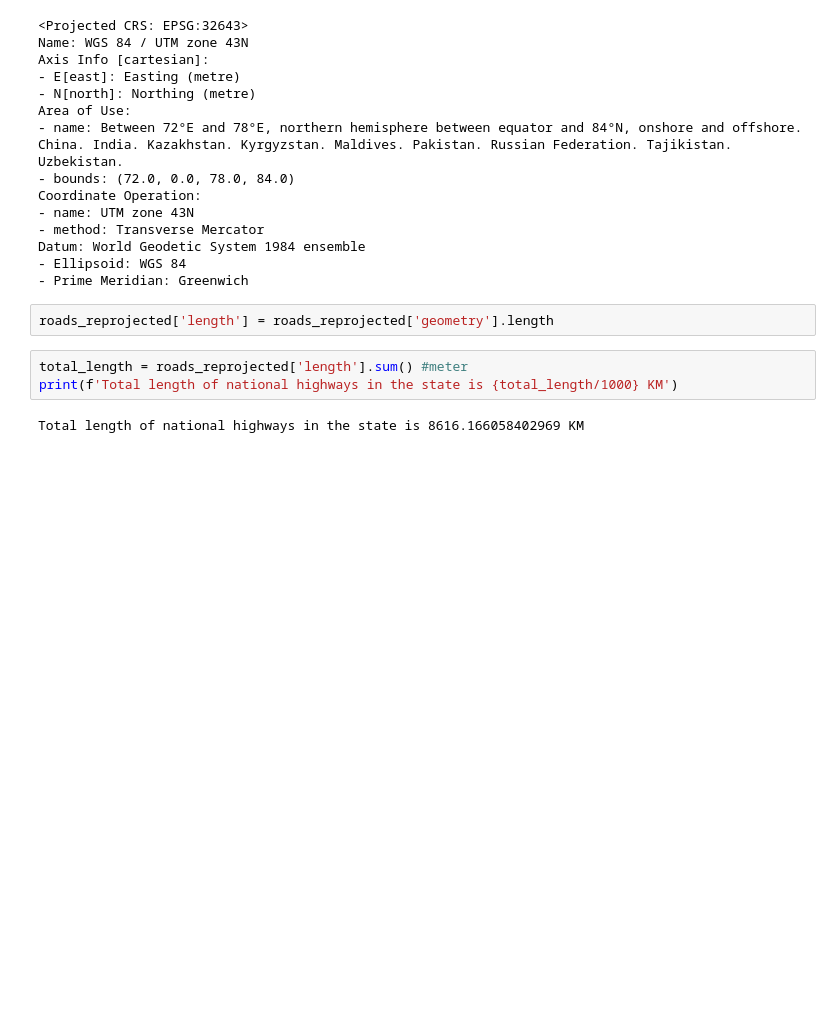
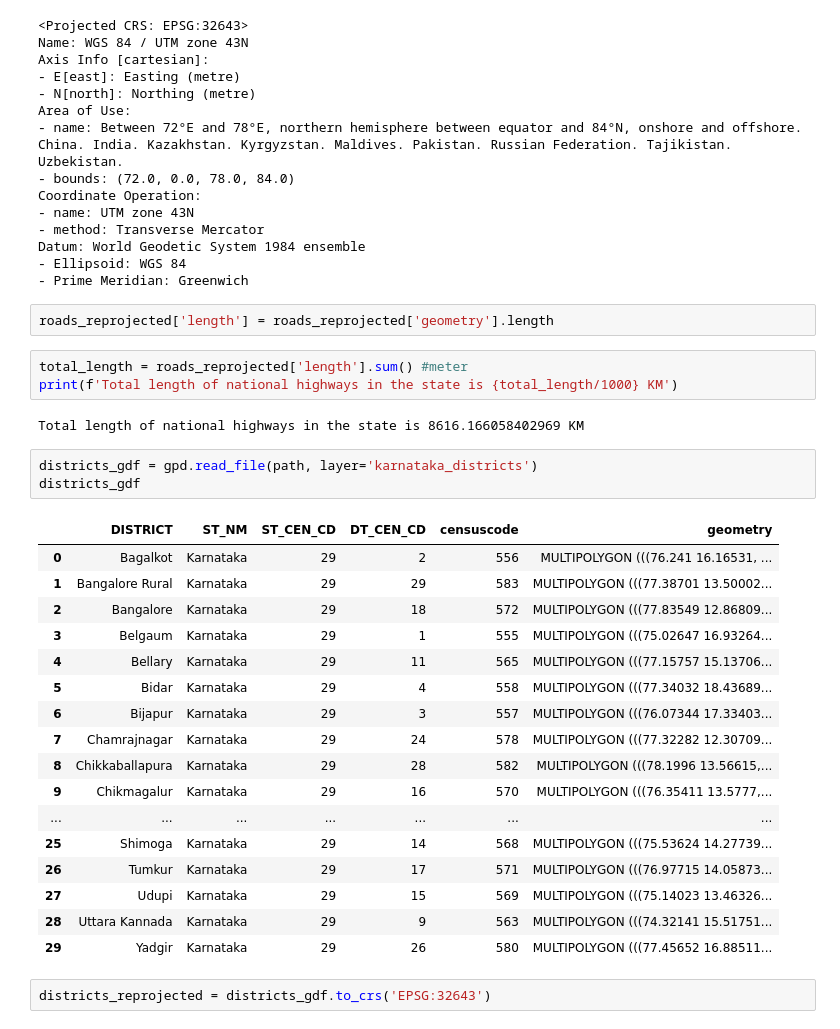
Before and after one commit to lucafusaro/spatial-thoughts-exercises, a Jupyter notebook: gpd_exe1.ipynb, the cells around one changed output. Saved outputs shown, nothing was run; the diff lists cells and outputs as text; blank space fills up the shorter version.

```diff
--- a/gpd_exe1.ipynb
+++ b/gpd_exe1.ipynb
@@ -93,3 +93,26 @@ total_length = roads_reprojected['length'].sum() #meter
 print(f'Total length of national highways in the state is {total_length/1000} KM')
 # %% [output]
 Total length of national highways in the state is 8616.166058402969 KM
+# %%
+districts_gdf = gpd.read_file(path, layer='karnataka_districts')
+districts_gdf
+# %% [output]
+|  | DISTRICT | ST_NM | ST_CEN_CD | DT_CEN_CD | censuscode | geometry |
+| 0 | Bagalkot | Karnataka | 29 | 2 | 556 | MULTIPOLYGON (((76.241 16.16531, ... |
+| 1 | Bangalore Rural | Karnataka | 29 | 29 | 583 | MULTIPOLYGON (((77.38701 13.50002... |
+| 2 | Bangalore | Karnataka | 29 | 18 | 572 | MULTIPOLYGON (((77.83549 12.86809... |
+| 3 | Belgaum | Karnataka | 29 | 1 | 555 | MULTIPOLYGON (((75.02647 16.93264... |
+| 4 | Bellary | Karnataka | 29 | 11 | 565 | MULTIPOLYGON (((77.15757 15.13706... |
+| 5 | Bidar | Karnataka | 29 | 4 | 558 | MULTIPOLYGON (((77.34032 18.43689... |
+| 6 | Bijapur | Karnataka | 29 | 3 | 557 | MULTIPOLYGON (((76.07344 17.33403... |
+| 7 | Chamrajnagar | Karnataka | 29 | 24 | 578 | MULTIPOLYGON (((77.32282 12.30709... |
+| 8 | Chikkaballapura | Karnataka | 29 | 28 | 582 | MULTIPOLYGON (((78.1996 13.56615,... |
+| 9 | Chikmagalur | Karnataka | 29 | 16 | 570 | MULTIPOLYGON (((76.35411 13.5777,... |
+| ... | ... | ... | ... | ... | ... | ... |
+| 25 | Shimoga | Karnataka | 29 | 14 | 568 | MULTIPOLYGON (((75.53624 14.27739... |
+| 26 | Tumkur | Karnataka | 29 | 17 | 571 | MULTIPOLYGON (((76.97715 14.05873... |
+| 27 | Udupi | Karnataka | 29 | 15 | 569 | MULTIPOLYGON (((75.14023 13.46326... |
+| 28 | Uttara Kannada | Karnataka | 29 | 9 | 563 | MULTIPOLYGON (((74.32141 15.51751... |
+| 29 | Yadgir | Karnataka | 29 | 26 | 580 | MULTIPOLYGON (((77.45652 16.88511... |
+# %%
+districts_reprojected = districts_gdf.to_crs('EPSG:32643')
```
Also changed, not shown: parts of 7 cells of this notebook, 1 other file.
